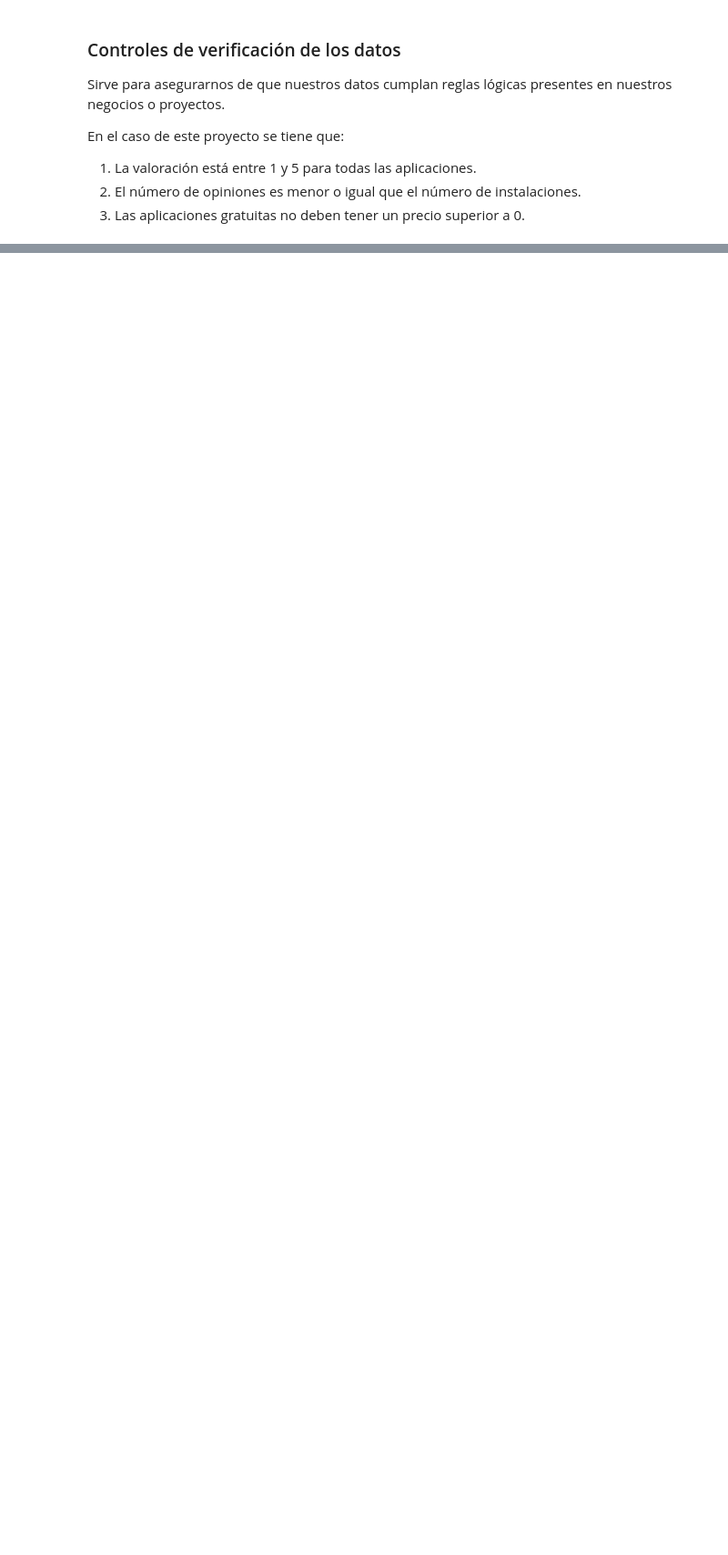
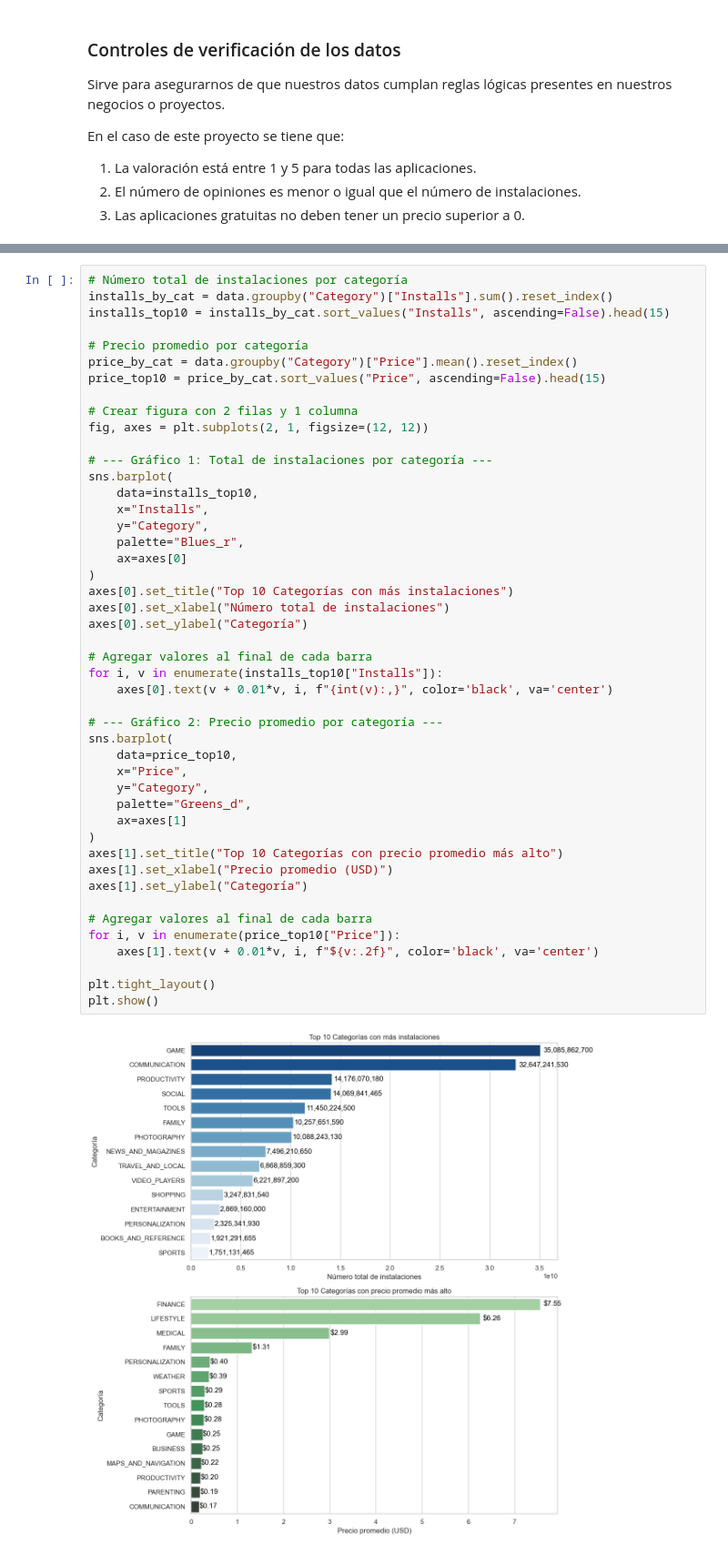
Before and after one commit to UIDE-Tareas/3-Visualizacion-Avanzada-Datos-Data-Science-Tarea1, a Jupyter notebook: Main.ipynb, the cells around one changed output, grey strips where cells are left out. Shown at 91% size. Drawn from its saved outputs; the diff is of its cells as text; blank space fills up the shorter version.

```diff
--- a/Main.ipynb
+++ b/Main.ipynb
@@ -565,3 +720,51 @@ Por otro lado, vimos que aplicaciones gratuitas tienden a tener reviews más alt
+# %%
+# Número total de instalaciones por categoría
+installs_by_cat = data.groupby("Category")["Installs"].sum().reset_index()
+installs_top10 = installs_by_cat.sort_values("Installs", ascending=False).head(15)
+
+# Precio promedio por categoría
+price_by_cat = data.groupby("Category")["Price"].mean().reset_index()
+price_top10 = price_by_cat.sort_values("Price", ascending=False).head(15)
+
+# Crear figura con 2 filas y 1 columna
+fig, axes = plt.subplots(2, 1, figsize=(12, 12))
+
+# --- Gráfico 1: Total de instalaciones por categoría ---
+sns.barplot(
+    data=installs_top10,
+    x="Installs",
+    y="Category",
+    palette="Blues_r",
+    ax=axes[0]
+)
+axes[0].set_title("Top 10 Categorías con más instalaciones")
+axes[0].set_xlabel("Número total de instalaciones")
+axes[0].set_ylabel("Categoría")
+
+# Agregar valores al final de cada barra
+for i, v in enumerate(installs_top10["Installs"]):
+    axes[0].text(v + 0.01*v, i, f"{int(v):,}", color='black', va='center')
+
+# --- Gráfico 2: Precio promedio por categoría ---
+sns.barplot(
+    data=price_top10,
+    x="Price",
+    y="Category",
+    palette="Greens_d",
+    ax=axes[1]
+)
+axes[1].set_title("Top 10 Categorías con precio promedio más alto")
+axes[1].set_xlabel("Precio promedio (USD)")
+axes[1].set_ylabel("Categoría")
+
+# Agregar valores al final de cada barra
+for i, v in enumerate(price_top10["Price"]):
+    axes[1].text(v + 0.01*v, i, f"${v:.2f}", color='black', va='center')
+
+plt.tight_layout()
+plt.show()
+# %% [output]
+[figure, added]
 # %% [markdown]
 En este punto deberíamos tener un poco más claro cual aplicación debería desarrollarse primero. Sin embargo, podemos analizar aspectos como desarrollo rápido del tipo de aplicación, ya que la empresa no cuenta con un amplio personal de desarrollo. Crees que el tamño del aplicativo "size" nos puede servir como criterio para decidir si una aplicación se puede desarrollar rápidamente, sin la necesidad de varios desarrolladores? Además, de manera similar podríamos pensar que la distribución de rating por categoría me puede brindar información de cuáles sectores tienen mayor exigencia en la calidad de las aplicaciones desarrolladas, Crees que la experiencia de algunos desarrolladores en el sector productivo nos da una ventaja en este sentido?
 
```
Also changed, not shown: parts of 65 cells of this notebook, 4 other files.
